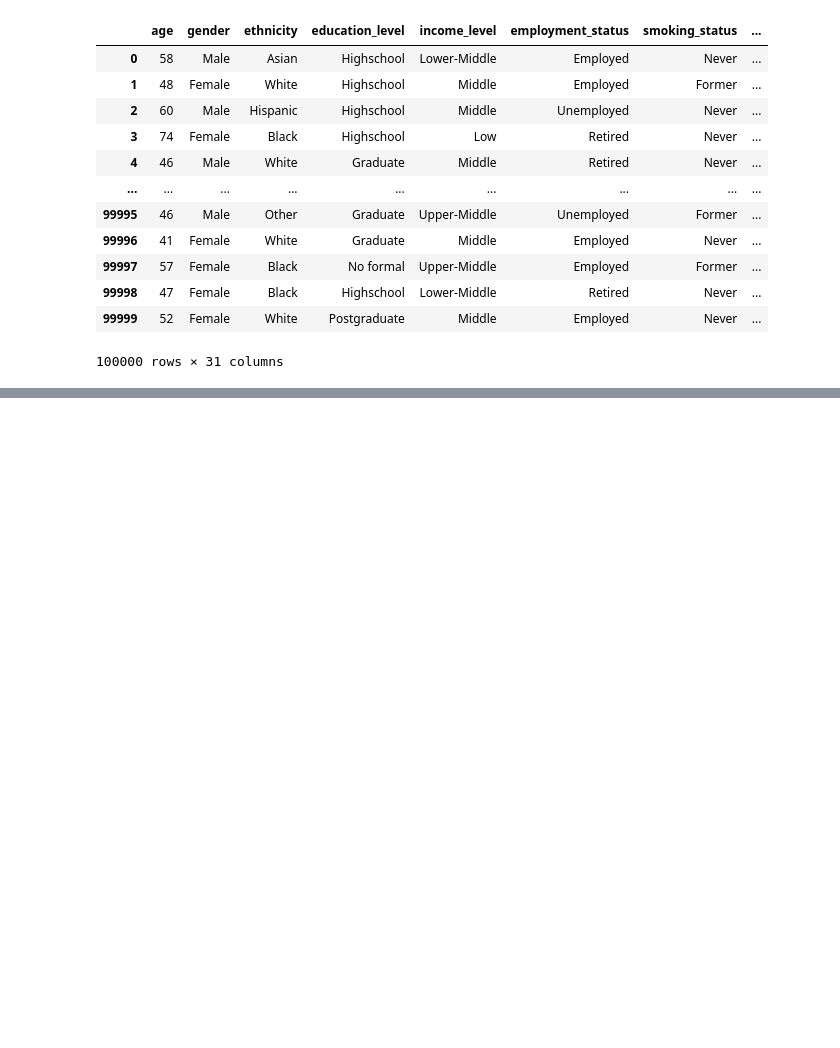
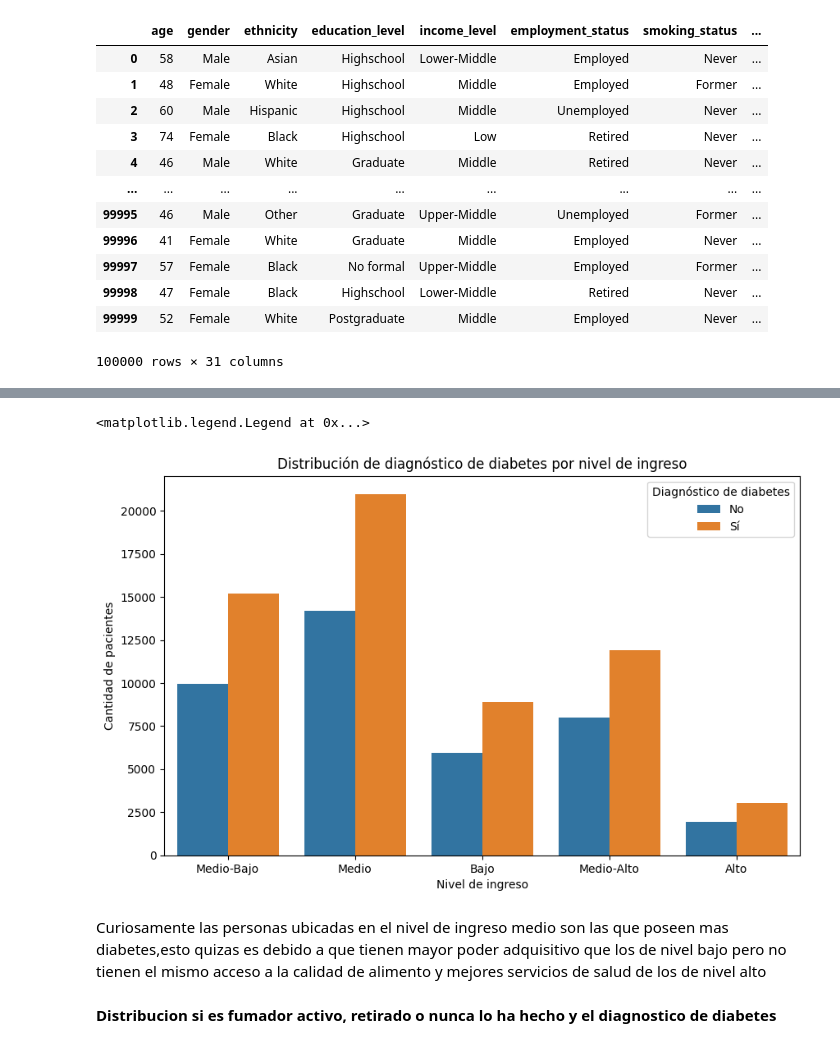
Before and after one commit to diegocv00/Diabetes, a Jupyter notebook: Diabetes.ipynb, the cells around one changed output, grey strips where cells are left out. Saved outputs shown, nothing was run; the diff lists cells and outputs as text; code cells hidden in the pictures; blank space fills up the shorter version.

```diff
--- a/Diabetes.ipynb
+++ b/Diabetes.ipynb
@@ -56,0 +46,14 @@ memory usage: 23.7+ MB
+# %%
+plt.figure(figsize=(10, 6))
+sns.countplot(data=df,x="income_level",hue="diagnosed_diabetes")
+plt.xlabel("Nivel de ingreso")
+plt.ylabel("Cantidad de pacientes")
+plt.title("Distribución de diagnóstico de diabetes por nivel de ingreso")
+plt.legend(title="Diagnóstico de diabetes", labels=["No", "Sí"])
+# %% [output]
+<matplotlib.legend.Legend at 0x...>
+[figure, added]
+# %% [markdown]
+Curiosamente las personas ubicadas en el nivel de ingreso medio son las que poseen mas diabetes,esto quizas es debido a que tienen mayor poder adquisitivo que los de nivel bajo pero no tienen el mismo acceso a la calidad de alimento y mejores servicios de salud de los de nivel alto
+# %% [markdown]
+**Distribucion si es fumador activo, retirado o nunca lo ha hecho y el diagnostico de diabetes**
```
Also changed, not shown: parts of 24 cells of this notebook.
